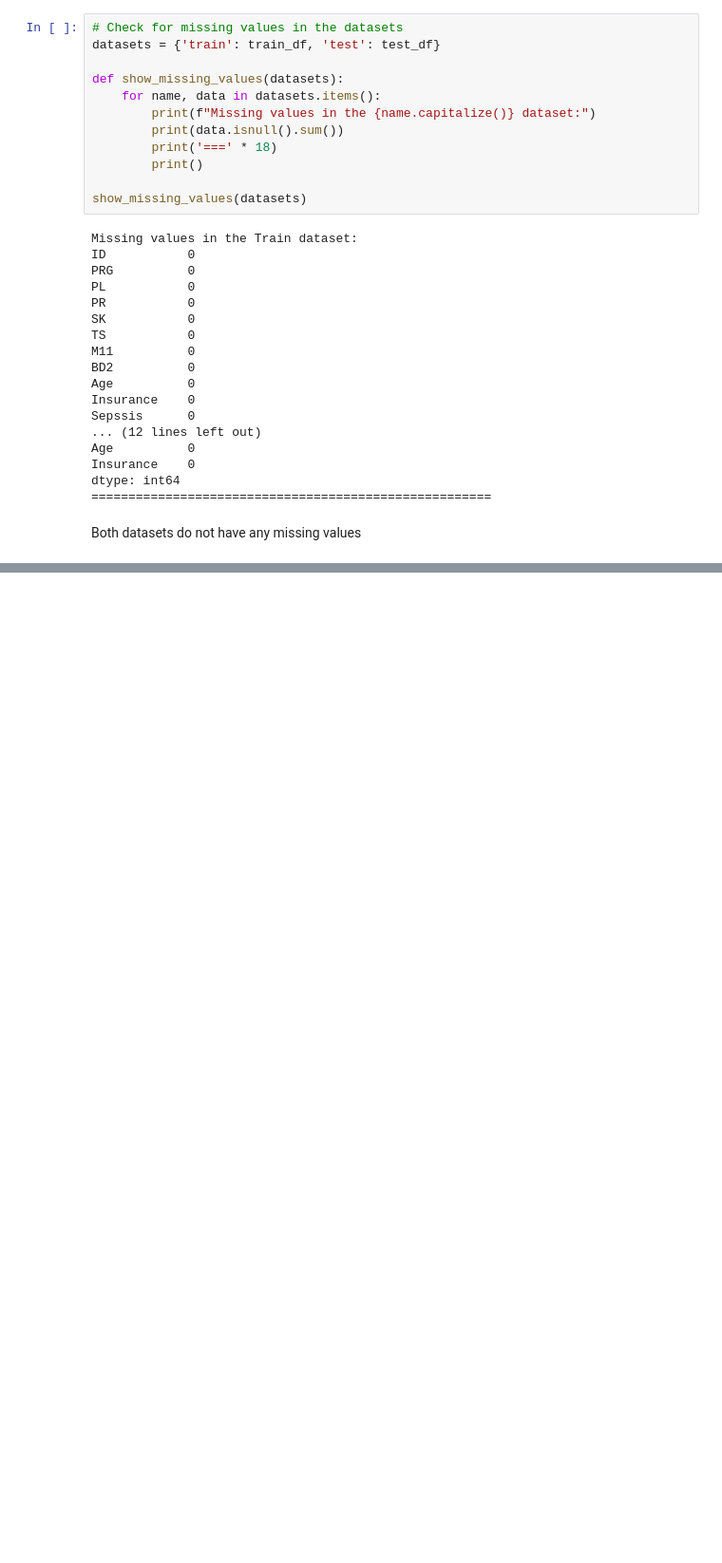
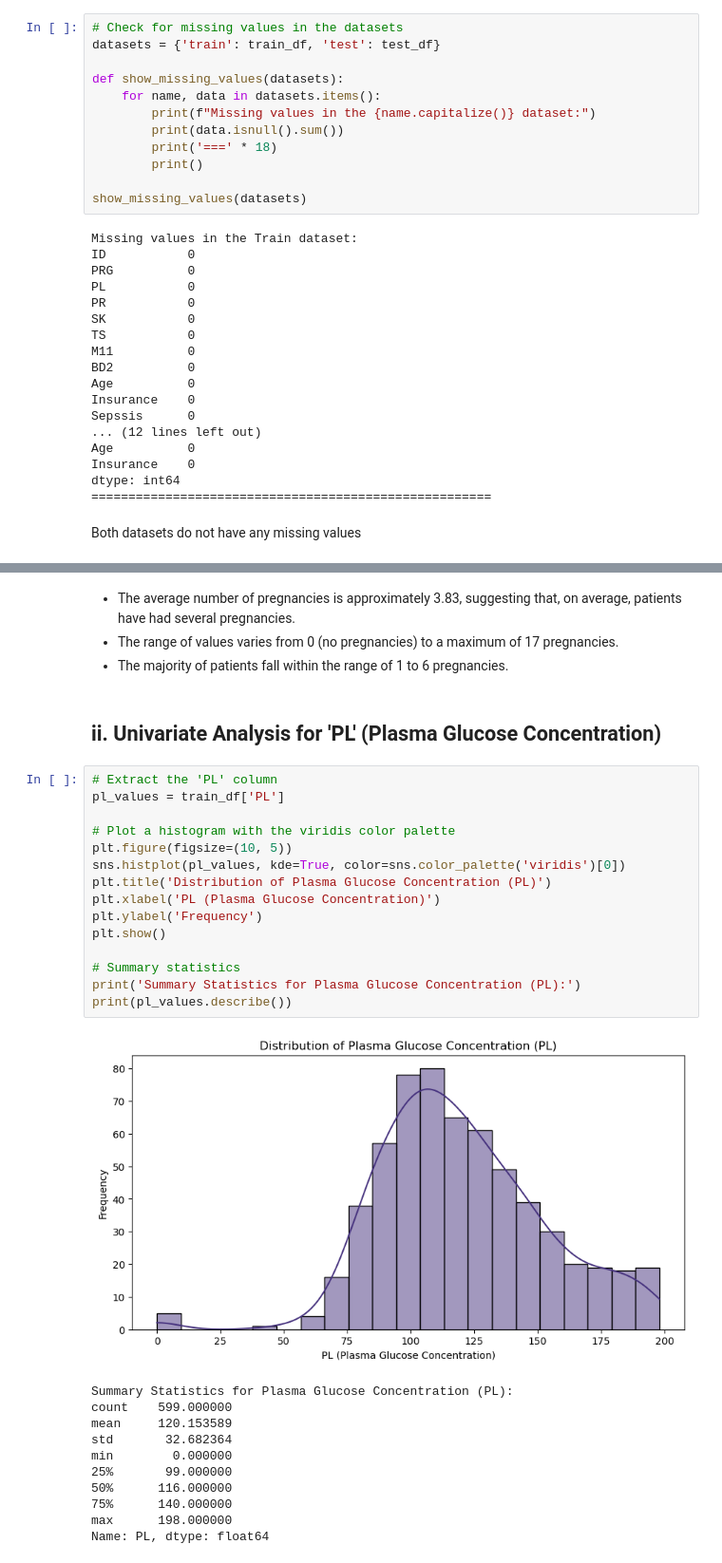
Before and after one commit to rasmodev/Sepsis-Classification-ML-Project-with-FastAPI-Deployment, a Jupyter notebook: Sepsis_ML_Prediction_&_Deployment_With_FastAPI.ipynb, the cells around one changed output, grey strips where cells are left out. Shown at 95% size. Saved outputs shown, nothing was run; the diff lists cells and outputs as text; blank space fills up the shorter version.

```diff
--- a/Sepsis_ML_Prediction_&_Deployment_With_FastAPI.ipynb
+++ b/Sepsis_ML_Prediction_&_Deployment_With_FastAPI.ipynb
@@ -405,0 +310,33 @@ Name: PR, dtype: float64
+# %% [markdown]
+- The average number of pregnancies is approximately 3.83, suggesting that, on average, patients have had several pregnancies.
+- The range of values varies from 0 (no pregnancies) to a maximum of 17 pregnancies.
+- The majority of patients fall within the range of 1 to 6 pregnancies.
+# %% [markdown]
+## ii. Univariate Analysis for 'PL' (Plasma Glucose Concentration)
+# %%
+# Extract the 'PL' column
+pl_values = train_df['PL']
+
+# Plot a histogram with the viridis color palette
+plt.figure(figsize=(10, 5))
+sns.histplot(pl_values, kde=True, color=sns.color_palette('viridis')[0])
+plt.title('Distribution of Plasma Glucose Concentration (PL)')
+plt.xlabel('PL (Plasma Glucose Concentration)')
+plt.ylabel('Frequency')
+plt.show()
+
+# Summary statistics
+print('Summary Statistics for Plasma Glucose Concentration (PL):')
+print(pl_values.describe())
+# %% [output]
+[figure, added]
+Summary Statistics for Plasma Glucose Concentration (PL):
+count    599.000000
+mean     120.153589
+std       32.682364
+min        0.000000
+25%       99.000000
+50%      116.000000
+75%      140.000000
+max      198.000000
+Name: PL, dtype: float64
```
Also changed, not shown: parts of 10 cells of this notebook.
